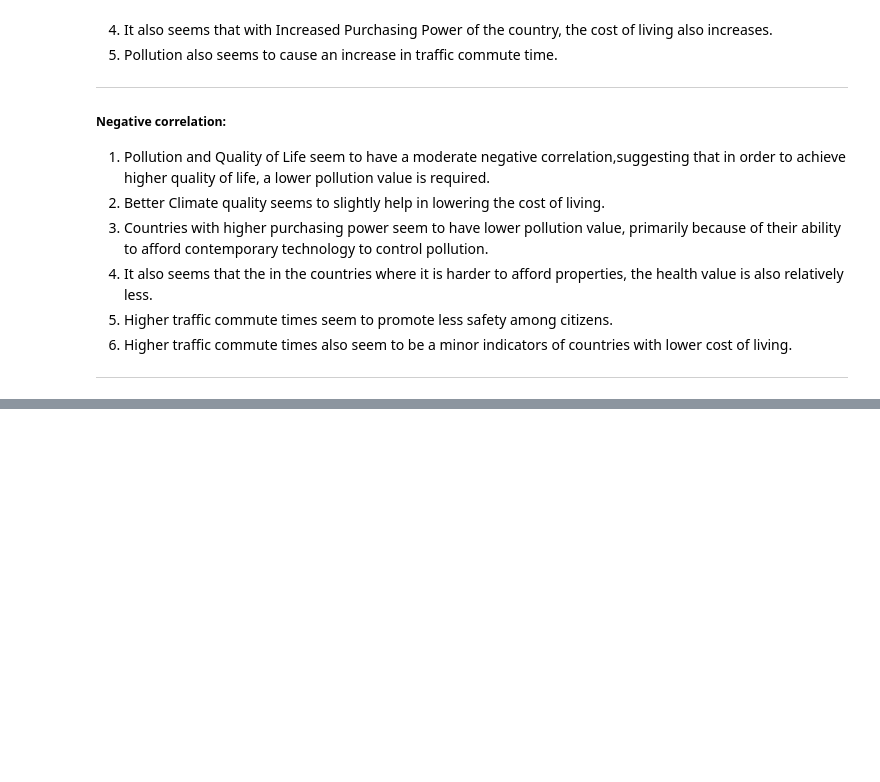
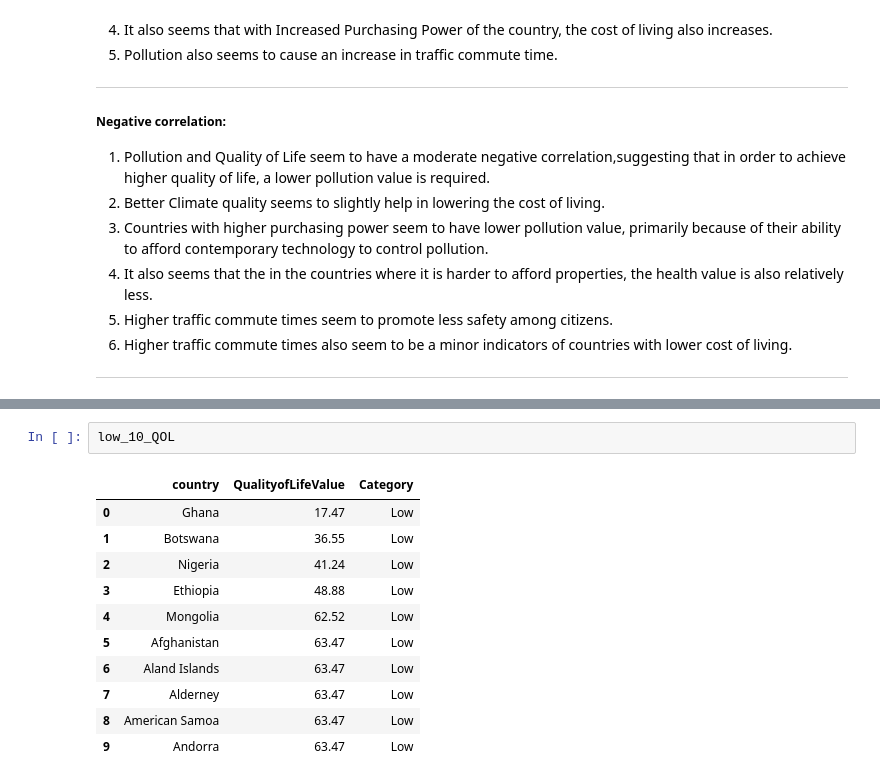
Before and after one commit to Himson2006/Quality-Of-Life-Analysis, a Jupyter notebook: quality-of-life.ipynb, the cells around one changed output, grey strips where cells are left out. Drawn from its saved outputs; the diff is of its cells as text; blank space fills up the shorter version.

```diff
--- a/quality-of-life.ipynb
+++ b/quality-of-life.ipynb
@@ -352,0 +393,14 @@ sns.heatmap(corr, mask = mask, annot = True, fmt=".1f", linewidth = 0.5)
+# %%
+low_10_QOL
+# %% [output]
+|  | country | QualityofLifeValue | Category |
+| 0 | Ghana | 17.47 | Low |
+| 1 | Botswana | 36.55 | Low |
+| 2 | Nigeria | 41.24 | Low |
+| 3 | Ethiopia | 48.88 | Low |
+| 4 | Mongolia | 62.52 | Low |
+| 5 | Afghanistan | 63.47 | Low |
+| 6 | Aland Islands | 63.47 | Low |
+| 7 | Alderney | 63.47 | Low |
+| 8 | American Samoa | 63.47 | Low |
+| 9 | Andorra | 63.47 | Low |
```
Also changed, not shown: parts of 6 cells of this notebook.
